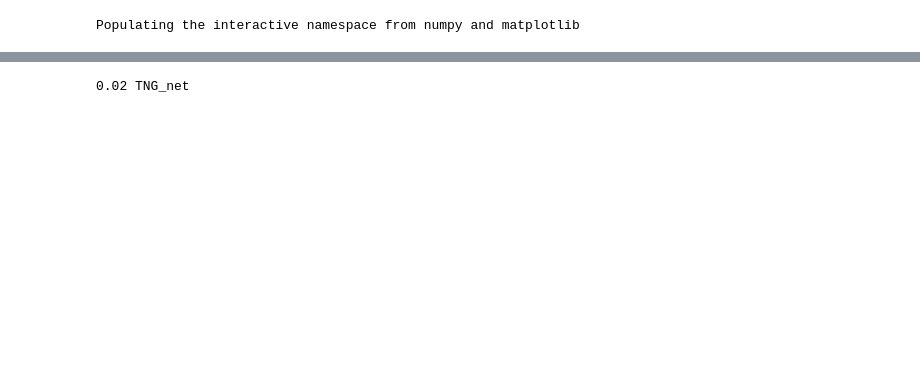
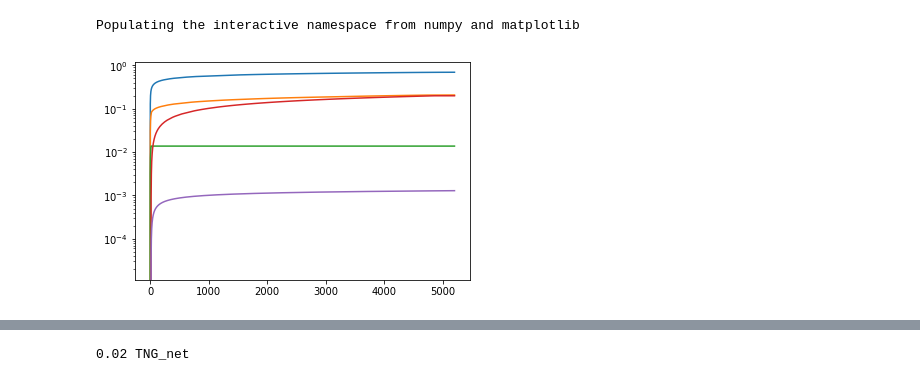
Before and after one commit to oliverphilcox/ChempyMulti, a Jupyter notebook: Jupyter/TNGv2/TNG Paper Plot Comparison.ipynb, the cells around one changed output, grey strips where cells are left out. Drawn from its saved outputs; the diff is of its cells as text; code cells hidden in the pictures; blank space fills up the shorter version.

```diff
--- a/Jupyter/TNGv2/TNG Paper Plot Comparison.ipynb
+++ b/Jupyter/TNGv2/TNG Paper Plot Comparison.ipynb
@@ -42,10 +42,10 @@ a.yield_table_name_1a = 'TNG'
 
 # imf parameters
 a.only_net_yields_in_process_tables = True
-a.imf_type_name = 'Chabrier_2'
+a.imf_type_name = 'Chabrier_TNG'
 #default
 a.high_mass_slope = -2.3
-a.imf_parameter = (22.8978, 716.4, 0.25, a.high_mass_slope)
+a.imf_parameter = (0.852464,0.237912,0.079,0.69, a.high_mass_slope)
 a.mmin = 0.1
 a.mmax = 100
 # 100,000,000 mass steps are smooth enough for 1000 time steps
@@ -67,3 +67,7 @@ a.sn1a_exponent = 1.12
 a.dummy = 0.0
 a.sn1a_parameter = [a.N_0,a.sn1a_time_delay,a.sn1a_exponent,a.dummy]
 ######################## END OF SETTING CHEMPY PARAMETER FOR SSP YIELD TABLE PRODUCTION
+# %%
+from Chempy.wrapper import SSP_wrap
+
+basic_ssp = SSP_wrap(a)
@@ -69,0 +76,22 @@ a.sn1a_parameter = [a.N_0,a.sn1a_time_delay,a.sn1a_exponent,a.dummy]
+# %%
+differential_table = True # True is the default Chempy behaviour
+
+x = basic_ssp.agb_table
+y = basic_ssp.sn1a_table
+z = basic_ssp.sn2_table
+s = basic_ssp.bh_table
+d = basic_ssp.table
+
+#x2 = x+ (d['mass_of_ms_stars_dying']-x['mass_in_remnants'])
+
+u = np.zeros_like(x)
+names = list(u.dtype.names)
+# %%
+plt.plot(np.cumsum(d['mass_of_ms_stars_dying']))
+plt.plot(np.cumsum(d['mass_in_remnants']))
+plt.plot(np.cumsum(d['sn2']))
+plt.plot(np.cumsum(d['pn']))
+plt.plot(np.cumsum(d['sn1a']))
+plt.yscale('log')
+# %% [output]
+[figure, added]
```
Also changed, not shown: parts of 28 cells of this notebook, 11 other files.
